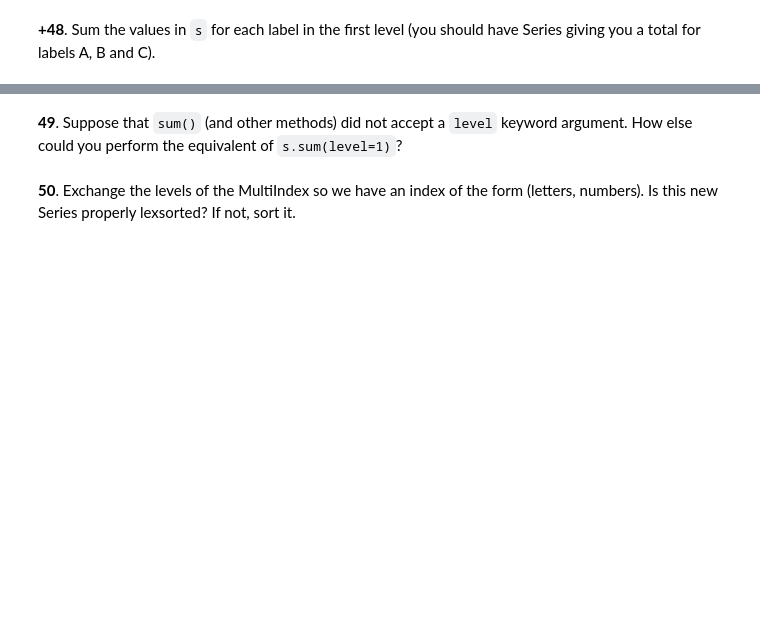
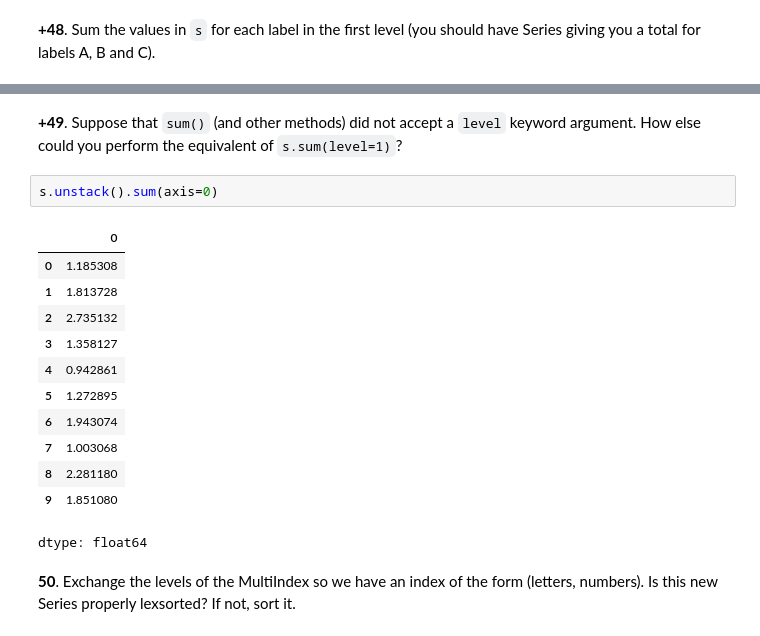
Before and after one commit to bogdan-kovalchuk/100-pandas-puzzles, a Jupyter notebook: 100-pandas-puzzles.ipynb, the cells around one changed output, grey strips where cells are left out. Saved outputs shown, nothing was run; the diff lists cells and outputs as text; blank space fills up the shorter version.

```diff
--- a/100-pandas-puzzles.ipynb
+++ b/100-pandas-puzzles.ipynb
@@ -888,6 +888,21 @@ s.groupby(level=0).sum()
 dtype: float64
 # %% [markdown]
-**49**. Suppose that `sum()` (and other methods) did not accept a `level` keyword argument. How else could you perform the equivalent of `s.sum(level=1)`?
+**+49**. Suppose that `sum()` (and other methods) did not accept a `level` keyword argument. How else could you perform the equivalent of `s.sum(level=1)`?
+# %%
+s.unstack().sum(axis=0)
+# %% [output]
+|  | 0 |
+| 0 | 1.185308 |
+| 1 | 1.813728 |
+| 2 | 2.735132 |
+| 3 | 1.358127 |
+| 4 | 0.942861 |
+| 5 | 1.272895 |
+| 6 | 1.943074 |
+| 7 | 1.003068 |
+| 8 | 2.281180 |
+| 9 | 1.851080 |
+dtype: float64
 # %% [markdown]
 **50**. Exchange the levels of the MultiIndex so we have an index of the form (letters, numbers). Is this new Series properly lexsorted? If not, sort it.
 # %% [markdown]
```
Also changed, not shown: parts of 11 cells of this notebook.
